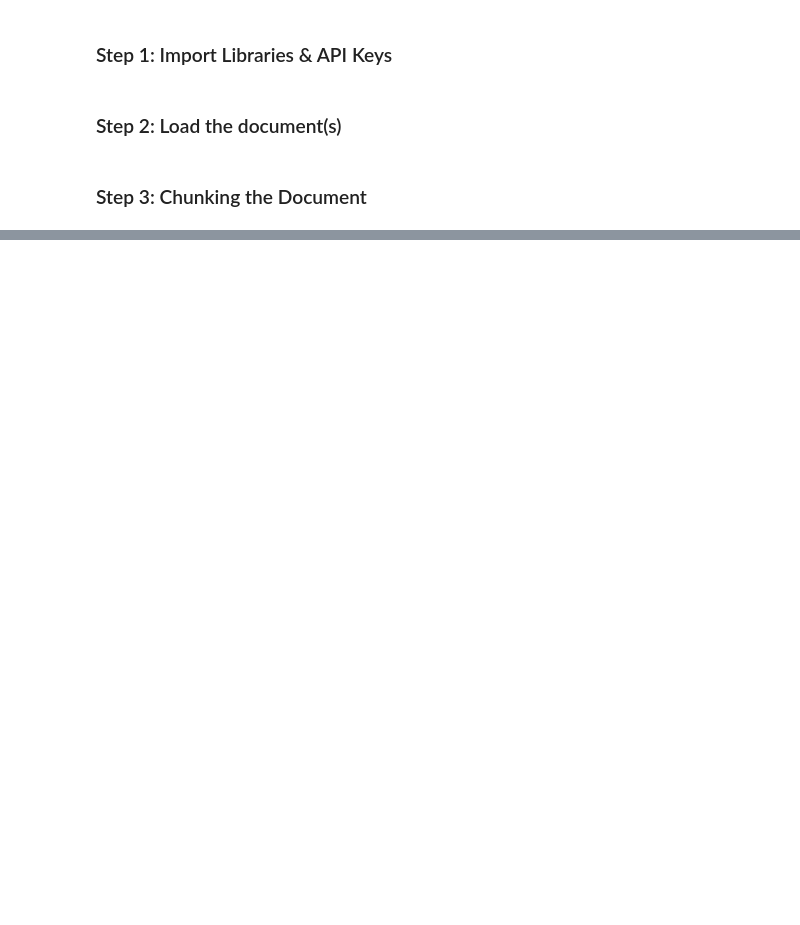
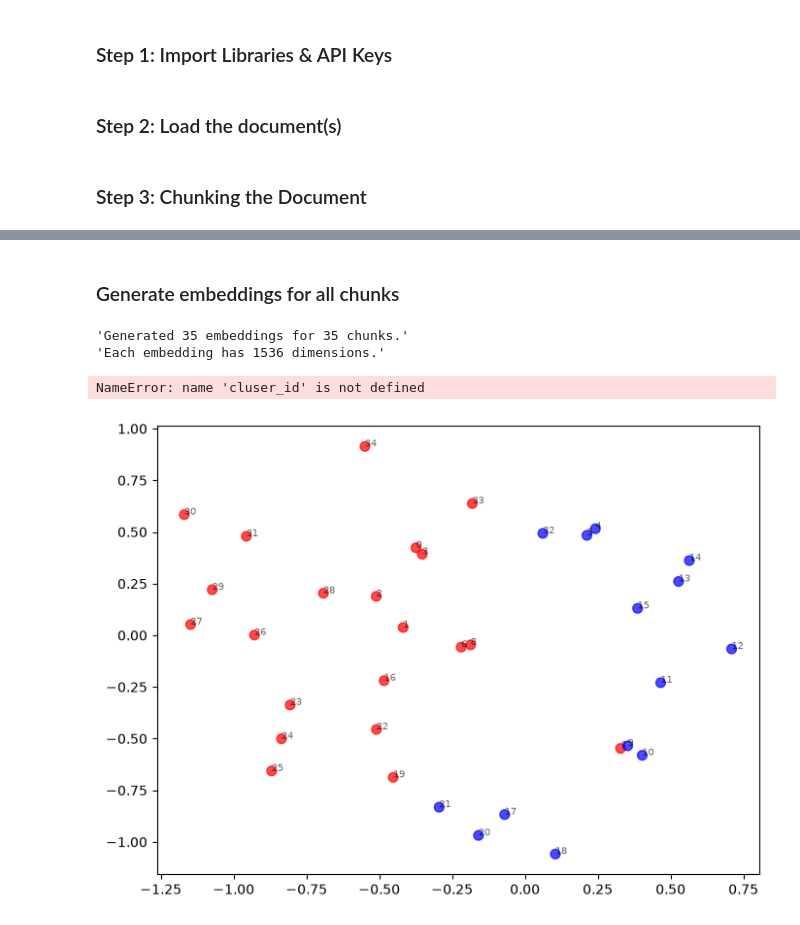
Before and after one commit to SammyGutierrez335/AI_Engineering, a Jupyter notebook: Part 1/RAG.ipynb, the cells around one changed output, grey strips where cells are left out. Saved outputs shown, nothing was run; the diff lists cells and outputs as text; code cells hidden in the pictures; blank space fills up the shorter version.

Commit message:
represents chunk embedding in 2d and 3d

```diff
--- a/Part 1/RAG.ipynb
+++ b/Part 1/RAG.ipynb
@@ -378,3 +379,9 @@ def chunk_document(
             start = cut - overlap
 
     return chunks
+
+chunks = chunk_document(document)
+
+for i, chunk in enumerate(chunks):
+    display(Markdown(f"### Chunk {i + 1}"))
+    display(Markdown(chunk))
@@ -380,0 +436,57 @@ def chunk_document(
+# %% [markdown]
+### Generate embeddings for all chunks
+# %%
+#whatever model you use for embedding you should use the same model for retrieval and generation.
+# this is important because of the way different models will result in different number of dimensions in the embedding vector.
+# If you use different models for embedding and retrieval, the similarity search will not work properly.
+response = client.embeddings.create(
+    model="text-embedding-3-small",
+    input = chunks
+)
+embeddings = [item.embedding for item in response.data]
+# %%
+#verify embeddings
+pprint(f"Generated {len(embeddings)} embeddings for {len(chunks)} chunks.")
+pprint(f"Each embedding has {len(embeddings[0])} dimensions.")
+# %% [output]
+'Generated 35 embeddings for 35 chunks.'
+'Each embedding has 1536 dimensions.'
+# %%
+import numpy as np
+import matplotlib.pyplot as plt
+from sklearn.manifold import TSNE
+from sklearn.cluster import KMeans
+# Reduce embeddings to 2D
+reduced = TSNE(n_components=2, random_state=42, perplexity=min(30, len(embeddings) - 1)).fit_transform(np.array(embeddings))
+
+# Plot
+plt.figure(figsize=(8, 6))
+labels = KMeans(n_clusters=2, random_state=42).fit_predict(np.array(embeddings))
+plt.scatter(reduced[:, 0], reduced[:, 1], c=labels, cmap="bwr", alpha=0.7, s=50)
+
+for i, (x, y) in enumerate(reduced):
+    plt.annotate(str(i), (x, y ), fontsize=7, alpha=0.6)
+
+for cluster_id in range(2):
+    cluster_chunks = [chunks[i] for i, l in enumerate(labels) if l == cluser_id]
+    sample = "\n---\n".join(cluster_chunks[:5])
+
+    response = client.chat.completions.create(
+        model="gpt-4o-mini",
+        max_tokens=200,
+        messages=[{"role": "user", "content": f"Summarize the themese of these text chunks in 2-3 sentences:\n\n-{sample}"}]
+    )
+    print(f"Cluster {cluster_id} summary: {response.choices[0].message.content}")
+#plot with legend
+colors = ['red', 'blue']
+plt.figure(figsize=(8, 6))
+for cluster_id in range(2):
+    mask = labels == cluster_id
+    plt.scatter(reduced[mask, 0], reduced[mask, 1], c=colors[cluster_id], label=f"Cluster {cluster_id}", alpha=0.7, s=50)
+plt.title("Chunk Embeddings (t-SNE), 2 Clusters")
+plt.legend(loc="best", fontsize=8)
+plt.tight_layout()
+plt.show()
+# %% [output]
+NameError: name 'cluser_id' is not defined
+[figure, added]
```
Also changed, not shown: parts of 3 cells of this notebook.
